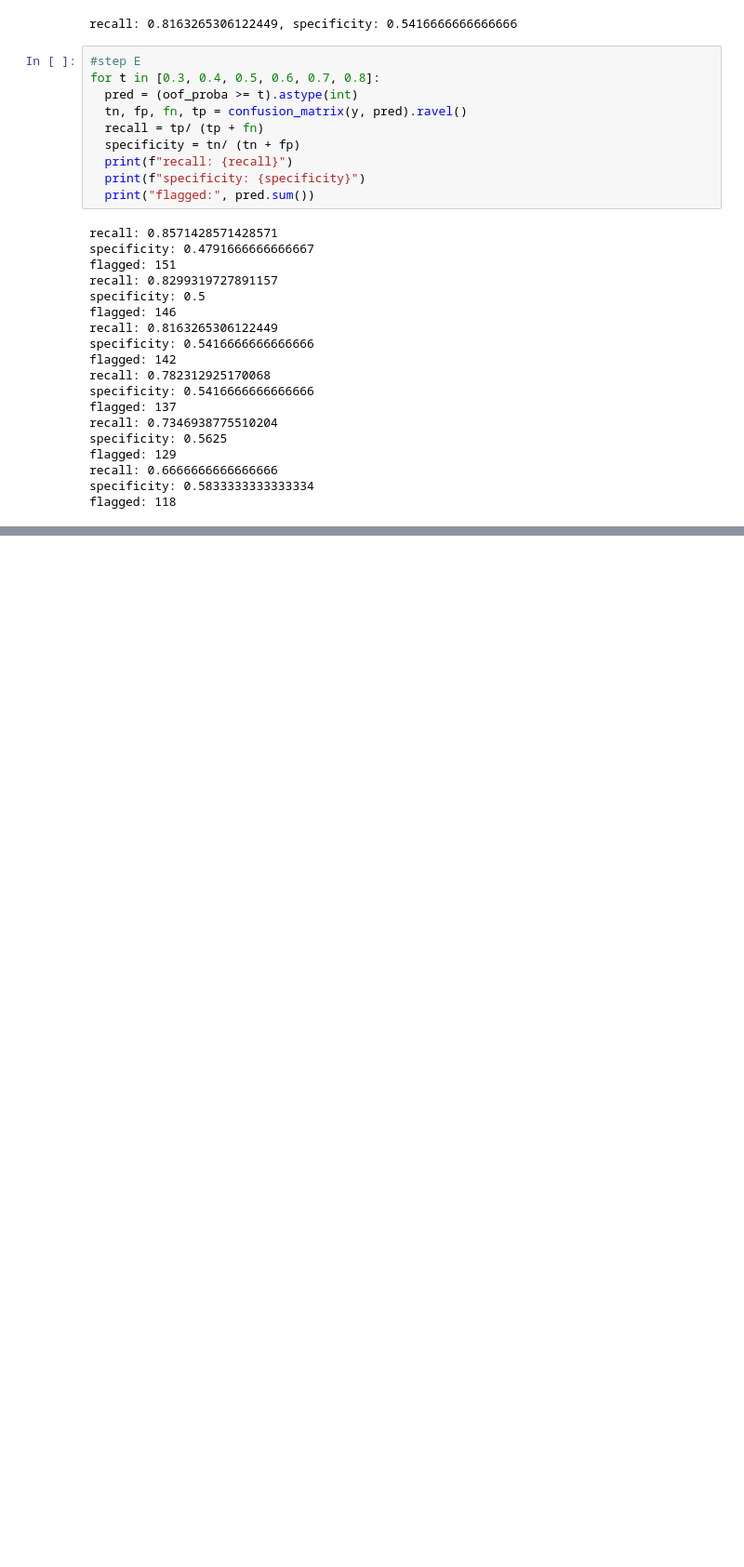
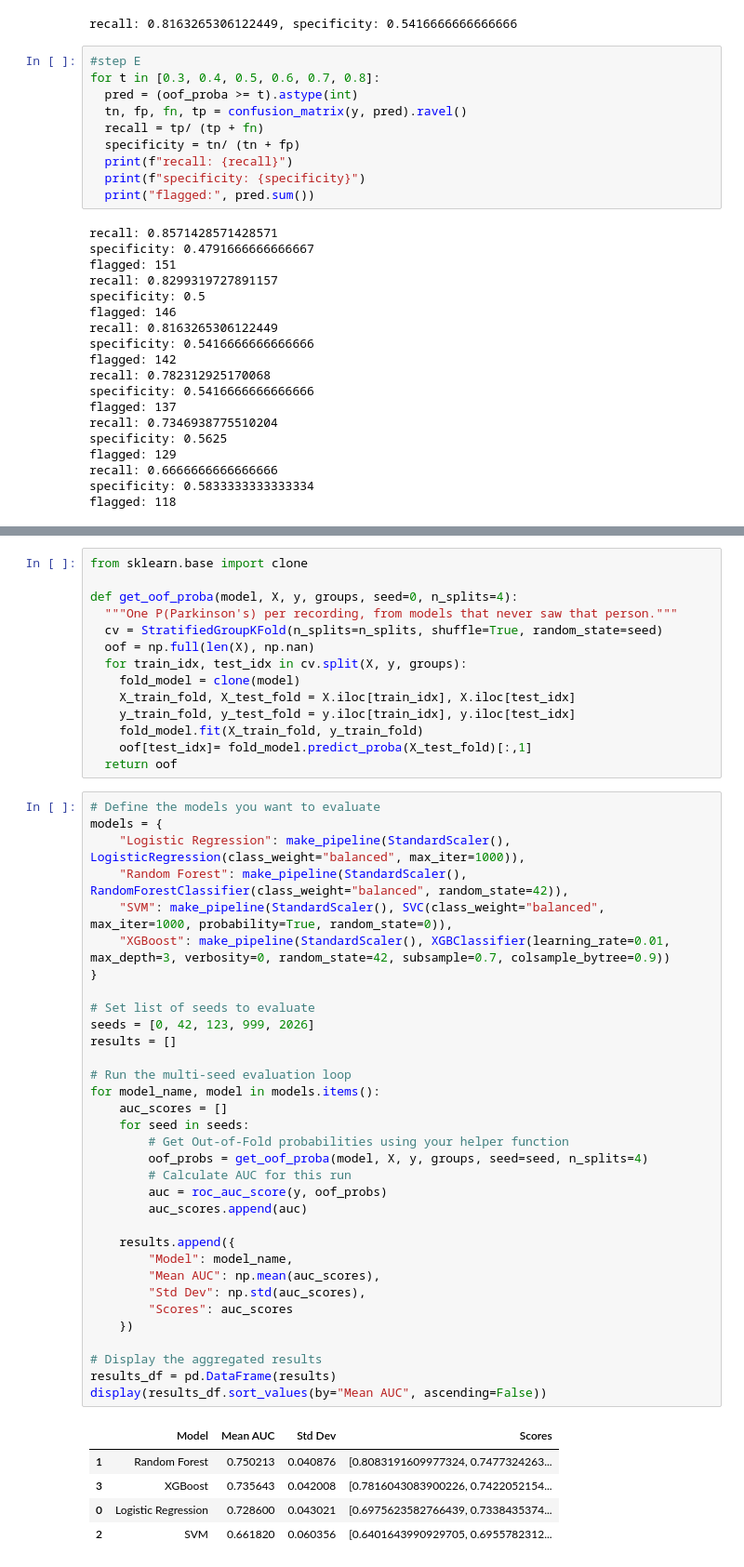
Before and after one commit to youelfissha23-boop/parkinsons-voice-screening, a Jupyter notebook: notebooks/01_leakage_safe_evaluation.ipynb, the cells around one changed output, grey strips where cells are left out. Shown at 93% size. Saved outputs shown, nothing was run; the diff lists cells and outputs as text; blank space fills up the shorter version.

```diff
--- a/notebooks/01_leakage_safe_evaluation.ipynb
+++ b/notebooks/01_leakage_safe_evaluation.ipynb
@@ -236,0 +378,53 @@ flagged: 118
+# %%
+from sklearn.base import clone
+
+def get_oof_proba(model, X, y, groups, seed=0, n_splits=4):
+  """One P(Parkinson's) per recording, from models that never saw that person."""
+  cv = StratifiedGroupKFold(n_splits=n_splits, shuffle=True, random_state=seed)
+  oof = np.full(len(X), np.nan)
+  for train_idx, test_idx in cv.split(X, y, groups):
+    fold_model = clone(model)
+    X_train_fold, X_test_fold = X.iloc[train_idx], X.iloc[test_idx]
+    y_train_fold, y_test_fold = y.iloc[train_idx], y.iloc[test_idx]
+    fold_model.fit(X_train_fold, y_train_fold)
+    oof[test_idx]= fold_model.predict_proba(X_test_fold)[:,1]
+  return oof
+# %%
+# Define the models you want to evaluate
+models = {
+    "Logistic Regression": make_pipeline(StandardScaler(), LogisticRegression(class_weight="balanced", max_iter=1000)),
+    "Random Forest": make_pipeline(StandardScaler(), RandomForestClassifier(class_weight="balanced", random_state=42)),
+    "SVM": make_pipeline(StandardScaler(), SVC(class_weight="balanced", max_iter=1000, probability=True, random_state=0)),
+    "XGBoost": make_pipeline(StandardScaler(), XGBClassifier(learning_rate=0.01, max_depth=3, verbosity=0, random_state=42, subsample=0.7, colsample_bytree=0.9))
+}
+
+# Set list of seeds to evaluate
+seeds = [0, 42, 123, 999, 2026]
+results = []
+
+# Run the multi-seed evaluation loop
+for model_name, model in models.items():
+    auc_scores = []
+    for seed in seeds:
+        # Get Out-of-Fold probabilities using your helper function
+        oof_probs = get_oof_proba(model, X, y, groups, seed=seed, n_splits=4)
+        # Calculate AUC for this run
+        auc = roc_auc_score(y, oof_probs)
+        auc_scores.append(auc)
+
+    results.append({
+        "Model": model_name,
+        "Mean AUC": np.mean(auc_scores),
+        "Std Dev": np.std(auc_scores),
+        "Scores": auc_scores
+    })
+
+# Display the aggregated results
+results_df = pd.DataFrame(results)
+display(results_df.sort_values(by="Mean AUC", ascending=False))
+# %% [output]
+|  | Model | Mean AUC | Std Dev | Scores |
+| 1 | Random Forest | 0.750213 | 0.040876 | [0.8083191609977324, 0.7477324263... |
+| 3 | XGBoost | 0.735643 | 0.042008 | [0.7816043083900226, 0.7422052154... |
+| 0 | Logistic Regression | 0.728600 | 0.043021 | [0.6975623582766439, 0.7338435374... |
+| 2 | SVM | 0.661820 | 0.060356 | [0.6401643990929705, 0.6955782312... |
```
Also changed, not shown: parts of 11 cells of this notebook.
